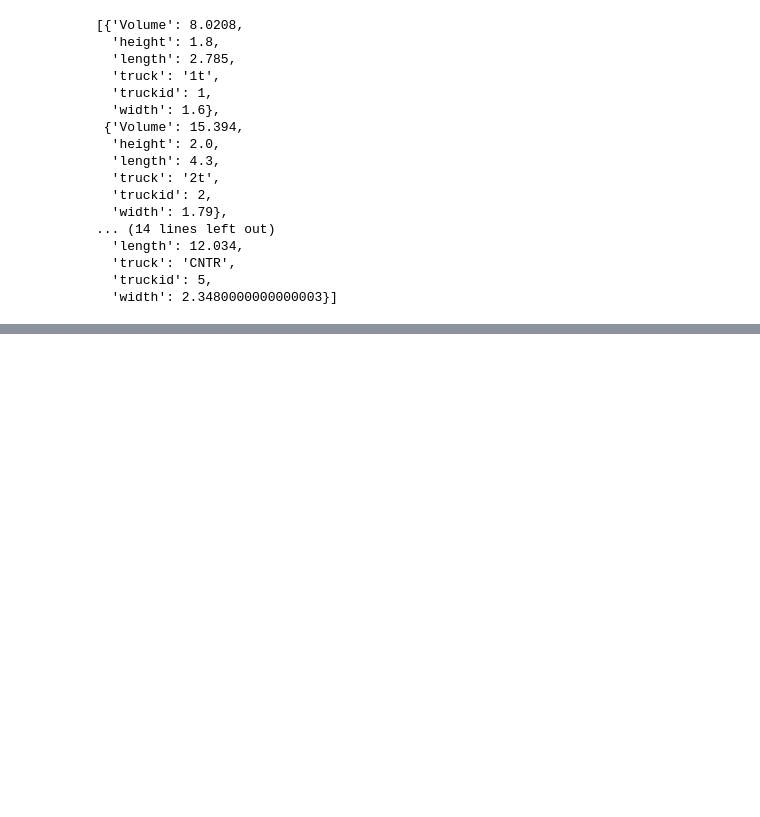
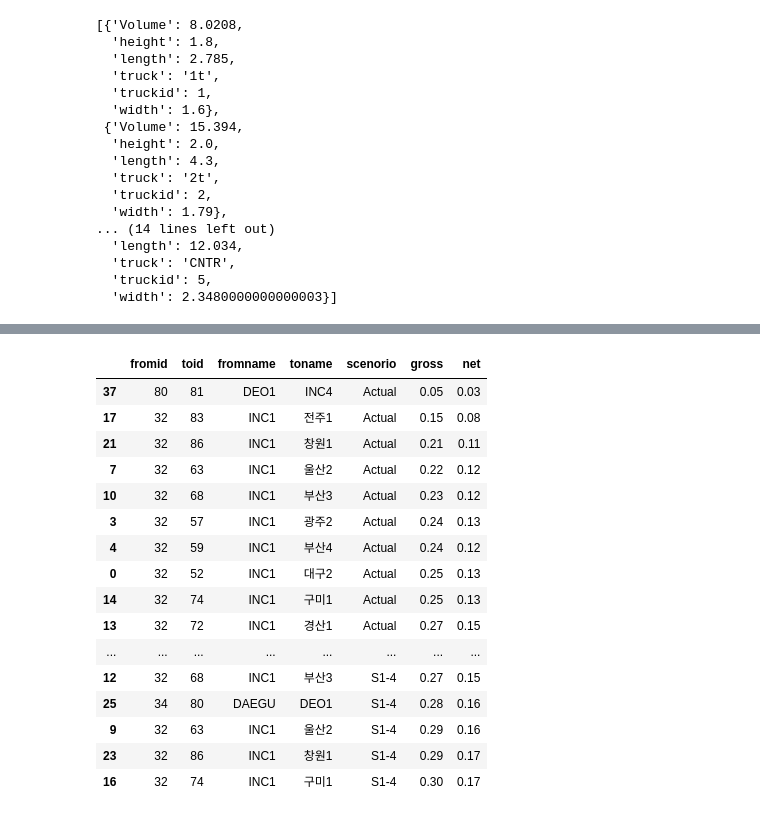
Before and after one commit to HarperKoo/django_angular, a Jupyter notebook: monitor/pandas_json.ipynb, the cells around one changed output, grey strips where cells are left out. Cells and saved outputs as stored; diff of their text form; code cells hidden in the pictures; blank space fills up the shorter version.

```diff
--- a/monitor/pandas_json.ipynb
+++ b/monitor/pandas_json.ipynb
@@ -139,0 +167,29 @@ df2.loc[df2['fromid']==34]
+# %%
+dfmean = df.groupby(['fromid','toid','scenorio']).agg({'gross':'mean','net':'mean'}).reset_index()
+dfmeanlow = dfmean.loc[dfmean['gross']<0.3]
+# %%
+df2 = pd.read_csv('../idmapping.csv')
+# %%
+out1 = dfmeanlow.merge(df2,left_on='fromid',right_on='id').rename(index=str, columns={"name": "fromname"})
+out2 = out1.merge(df2,left_on='toid',right_on='id').rename(index=str, columns={"name": "toname"})
+out2 = out2[['fromid','toid','fromname','toname','scenorio','gross','net']]
+out2 = out2.round({'gross': 2, 'net': 2}).sort_values(['scenorio','gross'])
+out2
+# %% [output]
+|  | fromid | toid | fromname | toname | scenorio | gross | net |
+| 37 | 80 | 81 | DEO1 | INC4 | Actual | 0.05 | 0.03 |
+| 17 | 32 | 83 | INC1 | 전주1 | Actual | 0.15 | 0.08 |
+| 21 | 32 | 86 | INC1 | 창원1 | Actual | 0.21 | 0.11 |
+| 7 | 32 | 63 | INC1 | 울산2 | Actual | 0.22 | 0.12 |
+| 10 | 32 | 68 | INC1 | 부산3 | Actual | 0.23 | 0.12 |
+| 3 | 32 | 57 | INC1 | 광주2 | Actual | 0.24 | 0.13 |
+| 4 | 32 | 59 | INC1 | 부산4 | Actual | 0.24 | 0.12 |
+| 0 | 32 | 52 | INC1 | 대구2 | Actual | 0.25 | 0.13 |
+| 14 | 32 | 74 | INC1 | 구미1 | Actual | 0.25 | 0.13 |
+| 13 | 32 | 72 | INC1 | 경산1 | Actual | 0.27 | 0.15 |
+| ... | ... | ... | ... | ... | ... | ... | ... |
+| 12 | 32 | 68 | INC1 | 부산3 | S1-4 | 0.27 | 0.15 |
+| 25 | 34 | 80 | DAEGU | DEO1 | S1-4 | 0.28 | 0.16 |
+| 9 | 32 | 63 | INC1 | 울산2 | S1-4 | 0.29 | 0.16 |
+| 23 | 32 | 86 | INC1 | 창원1 | S1-4 | 0.29 | 0.17 |
+| 16 | 32 | 74 | INC1 | 구미1 | S1-4 | 0.30 | 0.17 |
```
Also changed, not shown: parts of 4 cells of this notebook, 11 other files.
